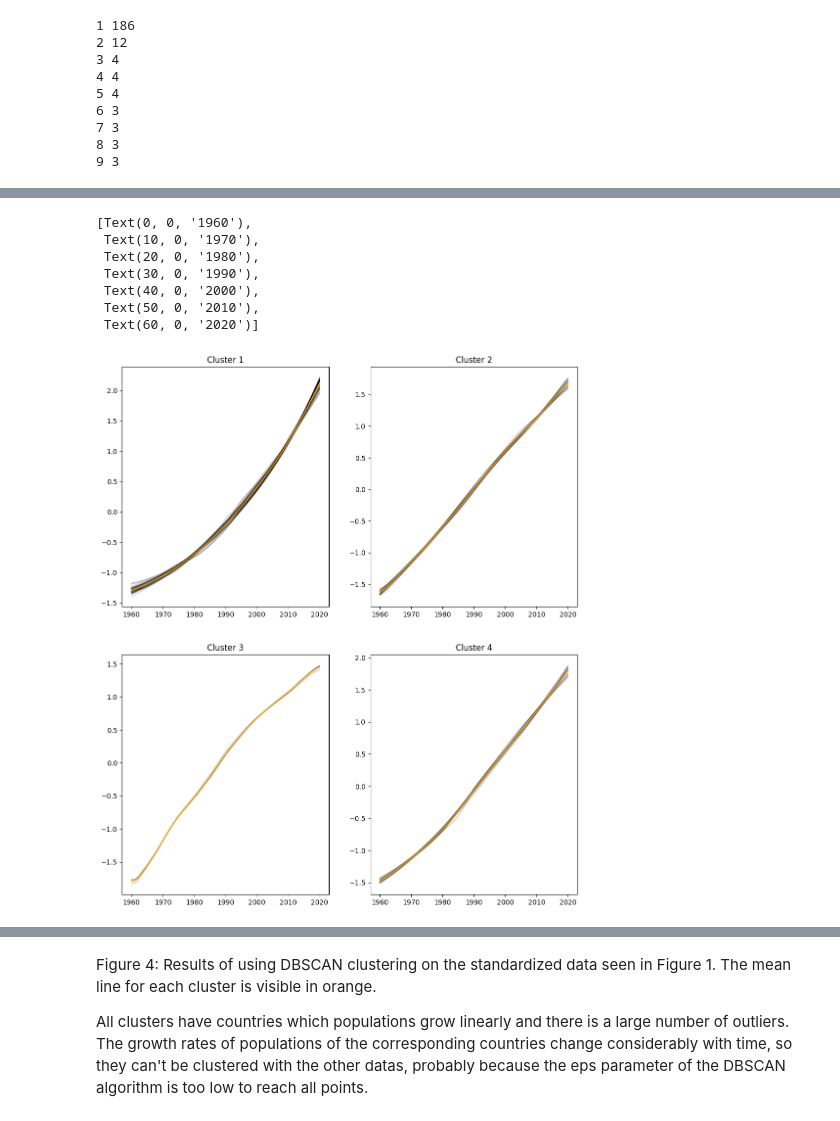
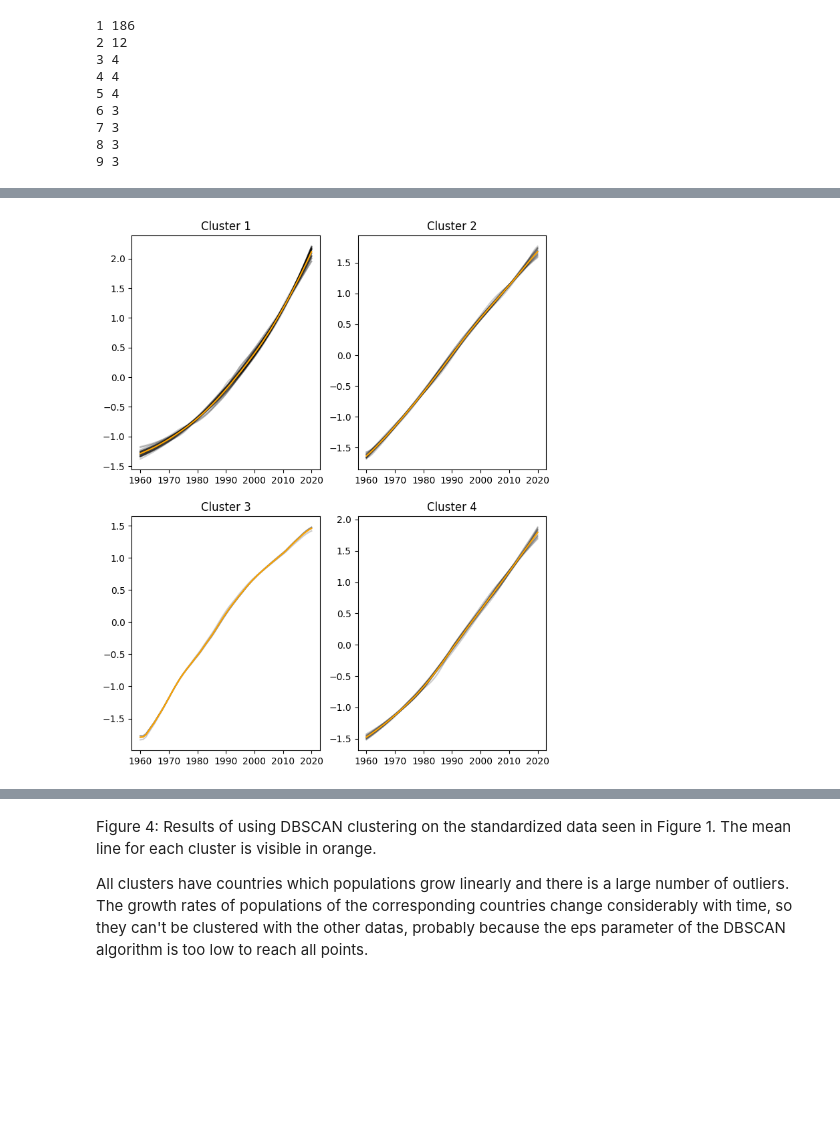
Before and after one commit to TheFox9711/MLPNS_LVolpi, a Jupyter notebook: TimeSeriesClustering.ipynb, the cells around one changed output, grey strips where cells are left out. Drawn from its saved outputs; the diff is of its cells as text; code cells hidden in the pictures; blank space fills up the shorter version.

````diff
--- a/TimeSeriesClustering.ipynb
+++ b/TimeSeriesClustering.ipynb
@@ -255,7 +245,7 @@ For each model, fit the data and calculate the "inertia" which is
 # Use an elbow plot to figure out ideal cluster _n_
 # %%
 # For n_clusters = 2 this would look as:
-model = cluster.KMeans(n_clusters = 2, random_state=288605)
+model = cluster.KMeans(n_clusters = 2, random_state=288605, n_init=10)
 model.fit(pop_standard)
 v = model.inertia_
 print('The model inertia is:', f"{v:.4f}" )
@@ -267,7 +257,7 @@ The model inertia is: 1249.5287
 # Now assessing if the elbow plot shows an inflection, which can be used to determine the "right" number of clusters
 inertia = []
 for i in range(2, 10):
-  model = cluster.KMeans(n_clusters = i, random_state=288605)
+  model = cluster.KMeans(n_clusters = i, random_state=288605, n_init=10)
   inertia.append(model.fit(pop_standard).inertia_)
 
 pl.plot(range(2, 10), inertia)
@@ -299,7 +289,7 @@ ax[1,0]....
 ax[1,1]....
 ```
 # %%
-model = cluster.KMeans(n_clusters = 4)
+model = cluster.KMeans(n_clusters = 4, random_state=288605, n_init=10)
 model.fit(pop_standard)
 v = model.inertia_
 print('The model inertia is:', f"{v:.4f}" )
@@ -347,8 +341,8 @@ array([[-1.73396907, -1.68049857, -1.62266885, -1.56203037, -1.50132808,
 # %%
 from matplotlib.pylab import float64
-fig, ax = pl.subplots(2,2, figsize=(12,14))
+fig, ax = pl.subplots(2, 2, figsize=(8,10))
 
-#... try tp reproduce the plot below; one plot per cluster, with the centroid overplotted
+#... try to reproduce the plot below; one plot per cluster, with the centroid overplotted
 for cl in range(4):
   axes = ax.flat[cl]
   axes.plot(pop_standard[model.labels_ == cl].T, 'k', alpha=0.2)
@@ -465,32 +460,25 @@ array([[-1.28885095e+00, -1.26887716e+00, -1.24812783e+00,
          1.79409766e+00]])
 # %%
 # remake the clusters plot for DBSCAN, but now incluse also the outliers
-fig, ax = pl.subplots(2,2, figsize=(12,14))
+fig, ax = pl.subplots(2, 2, figsize=(8,10))
 
 #... try tp reproduce the plot below; one plot per cluster, with the centroid overplotted
 for cl in range(4):
   axes = ax.flat[cl]
   axes.plot(pop_standard[model.labels_ == cl].T, 'k', alpha=0.2)
   axes.plot(c[cl,:], color='orange')
   axes.set_title('Cluster ' + str(cl+1))
   axes.set_xticks(range(0, 70, 10))
   axes.set_xticklabels(['%d'%i for i in range(1960, 2030, 10)])
 
 # 4 clusters like above
 
 # outliers plot
-fig, ax = pl.subplots(1,1, figsize=(6,7))
+fig, ax = pl.subplots(1,1, figsize=(4,5))
 
 ax.plot(pop_standard[model.labels_ == -1].T, 'k', alpha=0.2)
 ax.set_title('Outliers')
 ax.set_xticks(range(0, 70, 10))
-ax.set_xticklabels(['%d'%i for i in range(1960, 2030, 10)])
+ax.set_xticklabels(['%d'%i for i in range(1960, 2030, 10)]);
 # %% [output]
-[Text(0, 0, '1960'),
- Text(10, 0, '1970'),
- Text(20, 0, '1980'),
- Text(30, 0, '1990'),
- Text(40, 0, '2000'),
- Text(50, 0, '2010'),
- Text(60, 0, '2020')]
-[figure, old version]
+[figure, new version]
````
Also changed, not shown: parts of 20 cells of this notebook.
